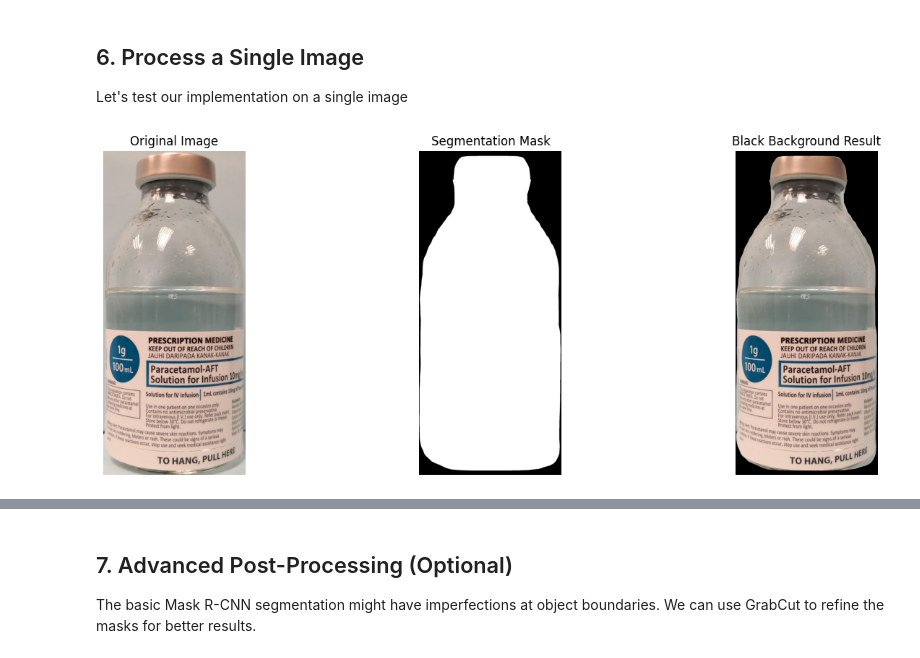
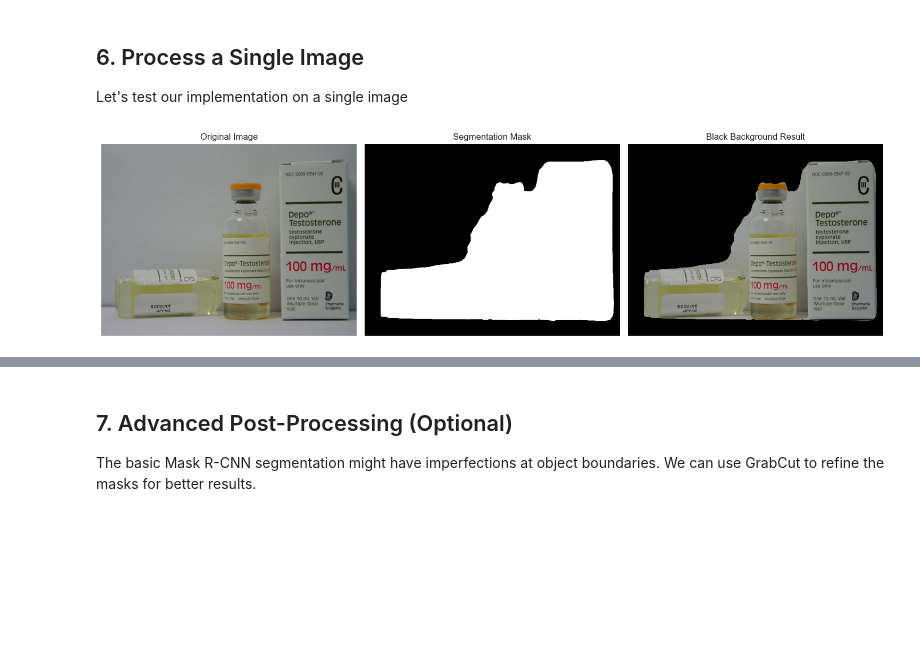
Before and after one commit to dnoma/parenteral, a Jupyter notebook: feature_extraction/mask-rcnn-part1.ipynb, the cells around one changed output, grey strips where cells are left out. Saved outputs shown, nothing was run; the diff lists cells and outputs as text; code cells hidden in the pictures; blank space fills up the shorter version.

```diff
--- a/feature_extraction/mask-rcnn-part1.ipynb
+++ b/feature_extraction/mask-rcnn-part1.ipynb
@@ -180,18 +180,18 @@ def visualize_results(original_img, processed_img, mask):
 Let's test our implementation on a single image
 # %%
 # Replace with your image path
-sample_img_path = "../data/Parenterals/Paracetamol/Paracetamol (AFT Pharma - Front) Infusion 1g in 100ml (S.M. Farma, Italy) [31Jan2019]_0.jpg"
+sample_img_path = "../data/Parenterals/Testosterone/Testosterone (Pharmacia) 100mg,ml Inj 10ml.jpg"
 # Check if the file exists
 if os.path.exists(sample_img_path):
     # Load original image
     original_img = np.array(load_image(sample_img_path))
 
     # Process image
     processed_img, mask = remove_background(sample_img_path, confidence_threshold=0.3)
 
     # Visualize results
     visualize_results(original_img, processed_img, mask)
 else:
     print(f"Image not found at {sample_img_path}. Please provide a valid image path.")
 # %% [output]
-[figure, old version]
+[figure, new version]
```
Also changed, not shown: parts of 2 cells of this notebook.
